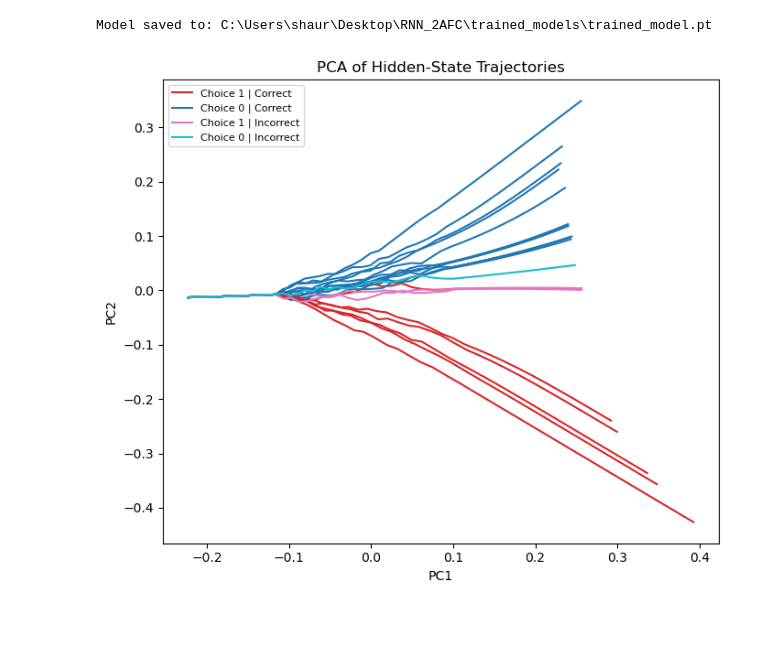
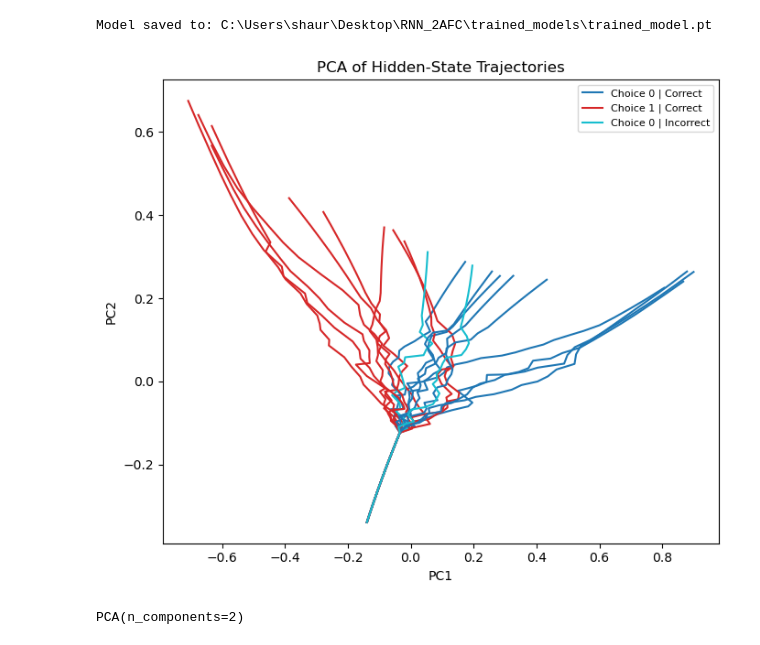
Before and after one commit to shauryagoyall/RNN_2AFC, a Jupyter notebook: notebooks/2_ModelSimulationAndAnalysis.ipynb, the cells around one changed output. Drawn from its saved outputs; the diff is of its cells as text; code cells hidden in the pictures.

```diff
--- a/notebooks/2_ModelSimulationAndAnalysis.ipynb
+++ b/notebooks/2_ModelSimulationAndAnalysis.ipynb
@@ -12,8 +12,8 @@ from src.data_generator import TwoAFCGenerator
 import torch
 import os
 # %%
-lr = 1e-4
-num_epochs = 10000
+lr = 1e-3
+num_epochs =1000
 # %%
-trained_model, losses, accuracy = train_model(lr, num_epochs)
+trained_model, losses, _ = train_model(lr, num_epochs)
 # %% [output]
@@ -42,15 +42,17 @@ Model saved to: C:\Users\shaur\Desktop\RNN_2AFC\trained_models\trained_model.pt
 gen = TwoAFCGenerator(batch_size = 1000,
         fix_dur = 10,
         stim_dur = 20,
-        delay_dur = 0,
-        decision_dur = 10,
+        delay_dur =5,
+        decision_dur = 2,
         min_diff= 0,
         max_diff= 0.6,
         noise_level= 0.2)
+inputs, targets = gen()
 # %%
-plot_pca_trajectories(trained_model, gen, n_trials=20, n_components=2)
+plot_pca_trajectories(trained_model, inputs, targets, n_trials=20, n_components=2)
 # %% [output]
-[figure, old version]
+[figure, new version]
+PCA(n_components=2)
 # %%
 _ = decode_choice(trained_model, gen)
 # %% [output]
```
Also changed, not shown: parts of 7 cells of this notebook, 8 other files.
